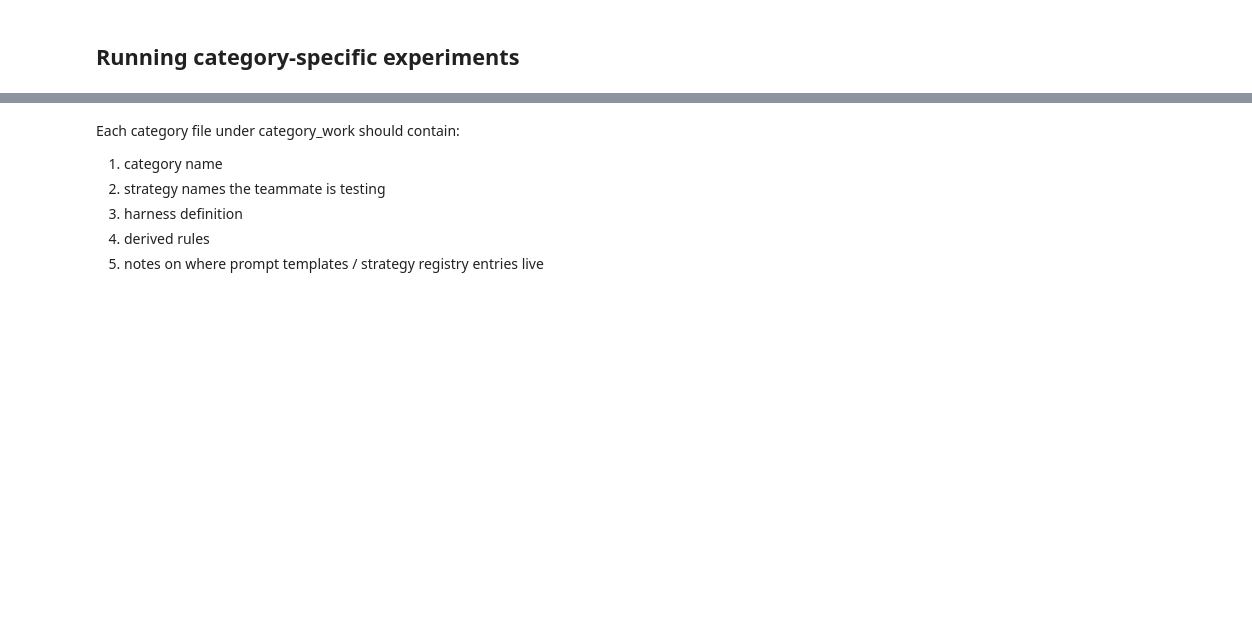
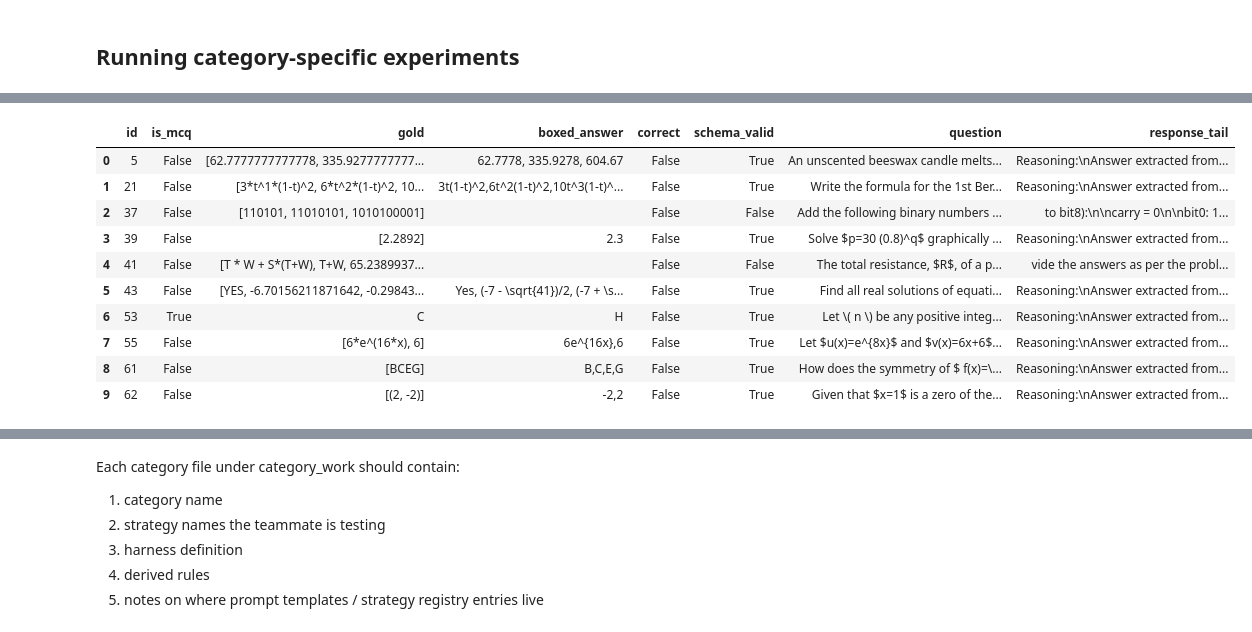
Before and after one commit to kyxz1813/CSE151B_Kaggle, a Jupyter notebook: Runner.ipynb, the cells around one changed output, grey strips where cells are left out. Saved outputs shown, nothing was run; the diff lists cells and outputs as text; code cells hidden in the pictures; blank space fills up the shorter version.

```diff
--- a/Runner.ipynb
+++ b/Runner.ipynb
@@ -1592,23 +1964,35 @@ print(smoke_ablation["artifacts"])
 # %%
 wrong_smoke_df = ablation_wrong_rows_frame(
     smoke_ablation,
-    category="discrete_algorithm",
+    category="arithmetic_algebra",
     strategy_name="baseline3_adaptive_rules",
     max_rows=10,
 )
 
 display(wrong_smoke_df[
     [
         "id",
         "is_mcq",
         "gold",
         "boxed_answer",
         "correct",
         "schema_valid",
         "question",
         "response_tail",
     ]
 ])
+# %% [output]
+|  | id | is_mcq | gold | boxed_answer | correct | schema_valid | question | response_tail |
+| 0 | 5 | False | [62.7777777777778, 335.9277777777... | 62.7778, 335.9278, 604.67 | False | True | An unscented beeswax candle melts... | Reasoning:\nAnswer extracted from... |
+| 1 | 21 | False | [3*t^1*(1-t)^2, 6*t^2*(1-t)^2, 10... | 3t(1-t)^2,6t^2(1-t)^2,10t^3(1-t)^... | False | True | Write the formula for the 1st Ber... | Reasoning:\nAnswer extracted from... |
+| 2 | 37 | False | [110101, 11010101, 1010100001] |  | False | False | Add the following binary numbers ... | to bit8):\n\ncarry = 0\n\nbit0: 1... |
+| 3 | 39 | False | [2.2892] | 2.3 | False | True | Solve $p=30 (0.8)^q$ graphically ... | Reasoning:\nAnswer extracted from... |
+| 4 | 41 | False | [T * W + S*(T+W), T+W, 65.2389937... |  | False | False | The total resistance, $R$, of a p... | vide the answers as per the probl... |
+| 5 | 43 | False | [YES, -6.70156211871642, -0.29843... | Yes, (-7 - \sqrt{41})/2, (-7 + \s... | False | True | Find all real solutions of equati... | Reasoning:\nAnswer extracted from... |
+| 6 | 53 | True | C | H | False | True | Let \( n \) be any positive integ... | Reasoning:\nAnswer extracted from... |
+| 7 | 55 | False | [6*e^(16*x), 6] | 6e^{16x},6 | False | True | Let $u(x)=e^{8x}$ and $v(x)=6x+6$... | Reasoning:\nAnswer extracted from... |
+| 8 | 61 | False | [BCEG] | B,C,E,G | False | True | How does the symmetry of $ f(x)=\... | Reasoning:\nAnswer extracted from... |
+| 9 | 62 | False | [(2, -2)] | -2,2 | False | True | Given that $x=1$ is a zero of the... | Reasoning:\nAnswer extracted from... |
 # %%
 print_ablation_wrong_rows(
     smoke_ablation,
```
Also changed, not shown: parts of 49 cells of this notebook, 11 other files.
